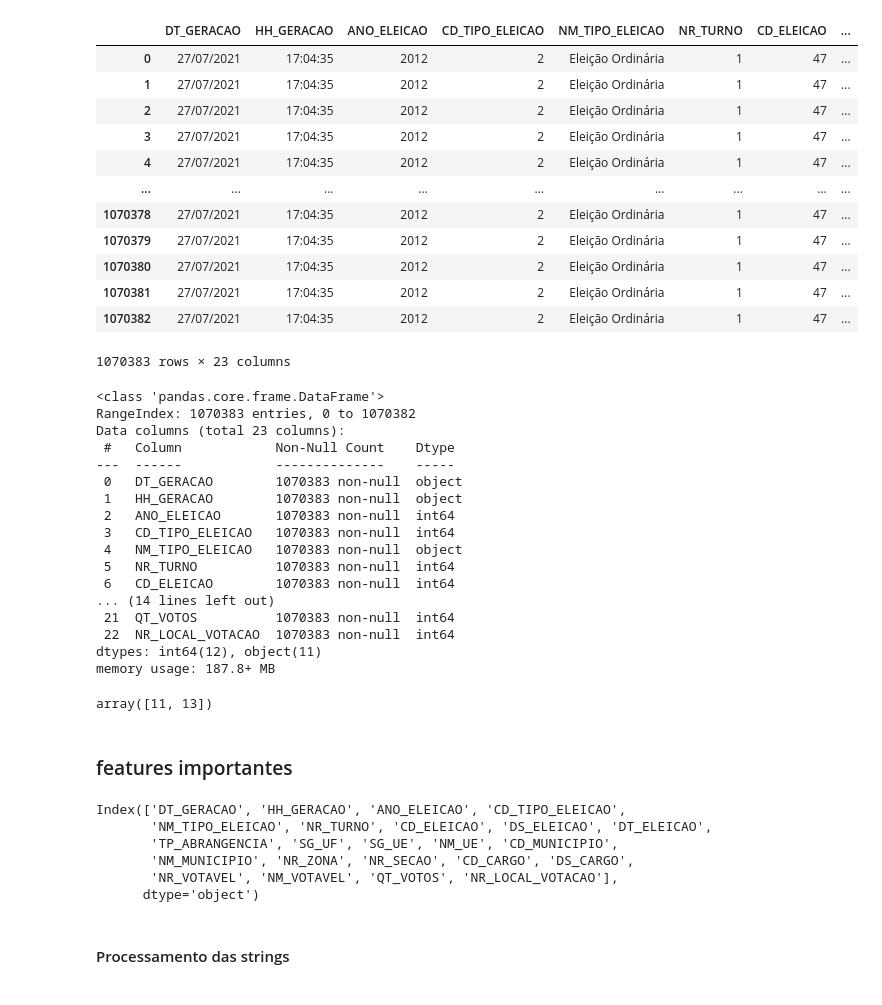
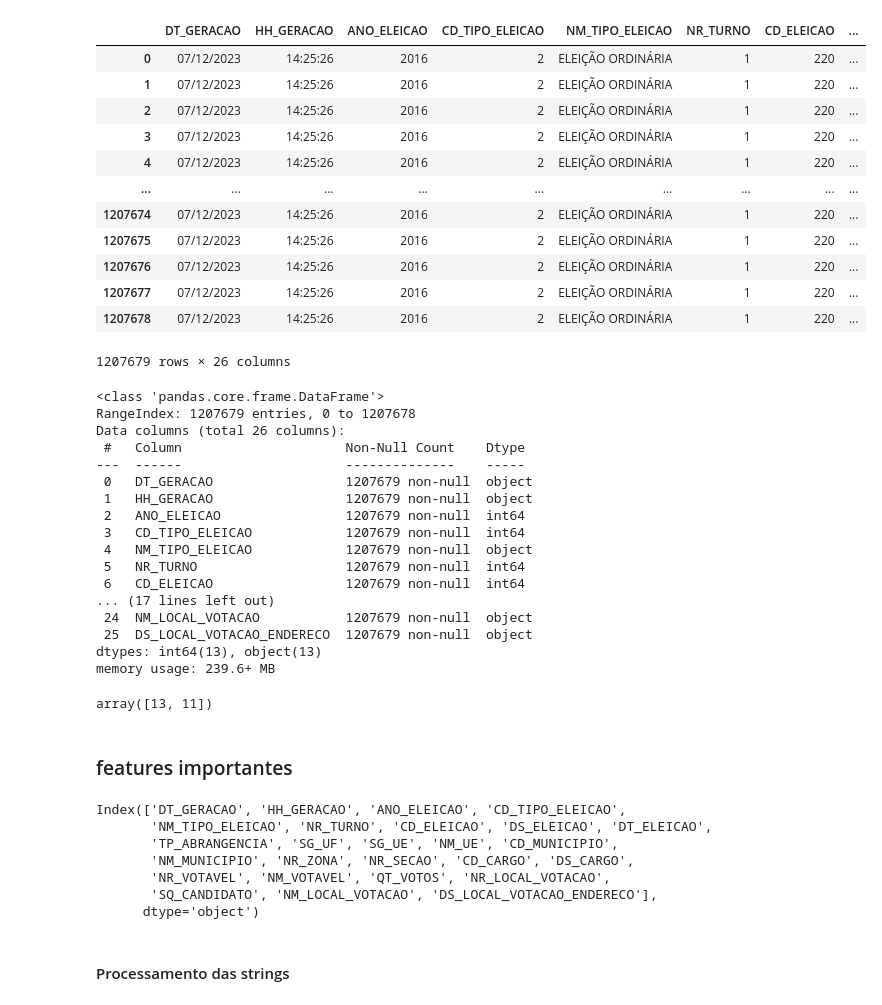
Before and after one commit to LisandraMoura/pipeline-dados-PDM, a Jupyter notebook: notebooks/TSE.ipynb, the cells around one changed output. Saved outputs shown, nothing was run; the diff lists cells and outputs as text; code cells hidden in the pictures.

```diff
--- a/notebooks/TSE.ipynb
+++ b/notebooks/TSE.ipynb
@@ -1,47 +1,47 @@
 # %%
 import pandas as pd
 
-tse = pd.read_csv('/home/lisamenezes/Searches/pipeline-dados-PDM/data/tse/votacao_secao_2012_GO/votacao_secao_2012_GO.csv',
+tse = pd.read_csv('/home/lisamenezes/pipeline-dados-PDM/data/data/tse/votacao_secao_2016_GO/votacao_secao_2016_GO.csv',
                   encoding='Latin-1', sep=';')
 tse
 # %% [output]
 |  | DT_GERACAO | HH_GERACAO | ANO_ELEICAO | CD_TIPO_ELEICAO | NM_TIPO_ELEICAO | NR_TURNO | CD_ELEICAO | ... |
-| 0 | 27/07/2021 | 17:04:35 | 2012 | 2 | Eleição Ordinária | 1 | 47 | ... |
-| 1 | 27/07/2021 | 17:04:35 | 2012 | 2 | Eleição Ordinária | 1 | 47 | ... |
-| 2 | 27/07/2021 | 17:04:35 | 2012 | 2 | Eleição Ordinária | 1 | 47 | ... |
-| 3 | 27/07/2021 | 17:04:35 | 2012 | 2 | Eleição Ordinária | 1 | 47 | ... |
-| 4 | 27/07/2021 | 17:04:35 | 2012 | 2 | Eleição Ordinária | 1 | 47 | ... |
+| 0 | 07/12/2023 | 14:25:26 | 2016 | 2 | ELEIÇÃO ORDINÁRIA | 1 | 220 | ... |
+| 1 | 07/12/2023 | 14:25:26 | 2016 | 2 | ELEIÇÃO ORDINÁRIA | 1 | 220 | ... |
+| 2 | 07/12/2023 | 14:25:26 | 2016 | 2 | ELEIÇÃO ORDINÁRIA | 1 | 220 | ... |
+| 3 | 07/12/2023 | 14:25:26 | 2016 | 2 | ELEIÇÃO ORDINÁRIA | 1 | 220 | ... |
+| 4 | 07/12/2023 | 14:25:26 | 2016 | 2 | ELEIÇÃO ORDINÁRIA | 1 | 220 | ... |
 | ... | ... | ... | ... | ... | ... | ... | ... | ... |
-| 1070378 | 27/07/2021 | 17:04:35 | 2012 | 2 | Eleição Ordinária | 1 | 47 | ... |
-| 1070379 | 27/07/2021 | 17:04:35 | 2012 | 2 | Eleição Ordinária | 1 | 47 | ... |
-| 1070380 | 27/07/2021 | 17:04:35 | 2012 | 2 | Eleição Ordinária | 1 | 47 | ... |
-| 1070381 | 27/07/2021 | 17:04:35 | 2012 | 2 | Eleição Ordinária | 1 | 47 | ... |
-| 1070382 | 27/07/2021 | 17:04:35 | 2012 | 2 | Eleição Ordinária | 1 | 47 | ... |
+| 1207674 | 07/12/2023 | 14:25:26 | 2016 | 2 | ELEIÇÃO ORDINÁRIA | 1 | 220 | ... |
+| 1207675 | 07/12/2023 | 14:25:26 | 2016 | 2 | ELEIÇÃO ORDINÁRIA | 1 | 220 | ... |
+| 1207676 | 07/12/2023 | 14:25:26 | 2016 | 2 | ELEIÇÃO ORDINÁRIA | 1 | 220 | ... |
+| 1207677 | 07/12/2023 | 14:25:26 | 2016 | 2 | ELEIÇÃO ORDINÁRIA | 1 | 220 | ... |
+| 1207678 | 07/12/2023 | 14:25:26 | 2016 | 2 | ELEIÇÃO ORDINÁRIA | 1 | 220 | ... |
-1070383 rows × 23 columns
+1207679 rows × 26 columns
 # %%
 tse.info()
 # %% [output]
 <class 'pandas.core.frame.DataFrame'>
-RangeIndex: 1070383 entries, 0 to 1070382
-Data columns (total 23 columns):
- #   Column            Non-Null Count    Dtype
----  ------            --------------    -----
- 0   DT_GERACAO        1070383 non-null  object
- 1   HH_GERACAO        1070383 non-null  object
- 2   ANO_ELEICAO       1070383 non-null  int64
- 3   CD_TIPO_ELEICAO   1070383 non-null  int64
- 4   NM_TIPO_ELEICAO   1070383 non-null  object
- 5   NR_TURNO          1070383 non-null  int64
- 6   CD_ELEICAO        1070383 non-null  int64
-... (14 lines left out)
- 21  QT_VOTOS          1070383 non-null  int64
- 22  NR_LOCAL_VOTACAO  1070383 non-null  int64
-dtypes: int64(12), object(11)
-memory usage: 187.8+ MB
+RangeIndex: 1207679 entries, 0 to 1207678
+Data columns (total 26 columns):
+ #   Column                     Non-Null Count    Dtype
+---  ------                     --------------    -----
+ 0   DT_GERACAO                 1207679 non-null  object
+ 1   HH_GERACAO                 1207679 non-null  object
+ 2   ANO_ELEICAO                1207679 non-null  int64
+ 3   CD_TIPO_ELEICAO            1207679 non-null  int64
+ 4   NM_TIPO_ELEICAO            1207679 non-null  object
+ 5   NR_TURNO                   1207679 non-null  int64
+ 6   CD_ELEICAO                 1207679 non-null  int64
+... (17 lines left out)
+ 24  NM_LOCAL_VOTACAO           1207679 non-null  object
+ 25  DS_LOCAL_VOTACAO_ENDERECO  1207679 non-null  object
+dtypes: int64(13), object(13)
+memory usage: 239.6+ MB
 # %%
 tse['CD_CARGO'].unique()
 # %% [output]
-array([11, 13])
+array([13, 11])
 # %% [markdown]
 ### features importantes
 # %%
@@ -51,6 +51,7 @@ Index(['DT_GERACAO', 'HH_GERACAO', 'ANO_ELEICAO', 'CD_TIPO_ELEICAO',
        'NM_TIPO_ELEICAO', 'NR_TURNO', 'CD_ELEICAO', 'DS_ELEICAO', 'DT_ELEICAO',
        'TP_ABRANGENCIA', 'SG_UF', 'SG_UE', 'NM_UE', 'CD_MUNICIPIO',
        'NM_MUNICIPIO', 'NR_ZONA', 'NR_SECAO', 'CD_CARGO', 'DS_CARGO',
-       'NR_VOTAVEL', 'NM_VOTAVEL', 'QT_VOTOS', 'NR_LOCAL_VOTACAO'],
+       'NR_VOTAVEL', 'NM_VOTAVEL', 'QT_VOTOS', 'NR_LOCAL_VOTACAO',
+       'SQ_CANDIDATO', 'NM_LOCAL_VOTACAO', 'DS_LOCAL_VOTACAO_ENDERECO'],
       dtype='object')
 # %%
```
Also changed, not shown: parts of 15 cells of this notebook, 16 other files.
